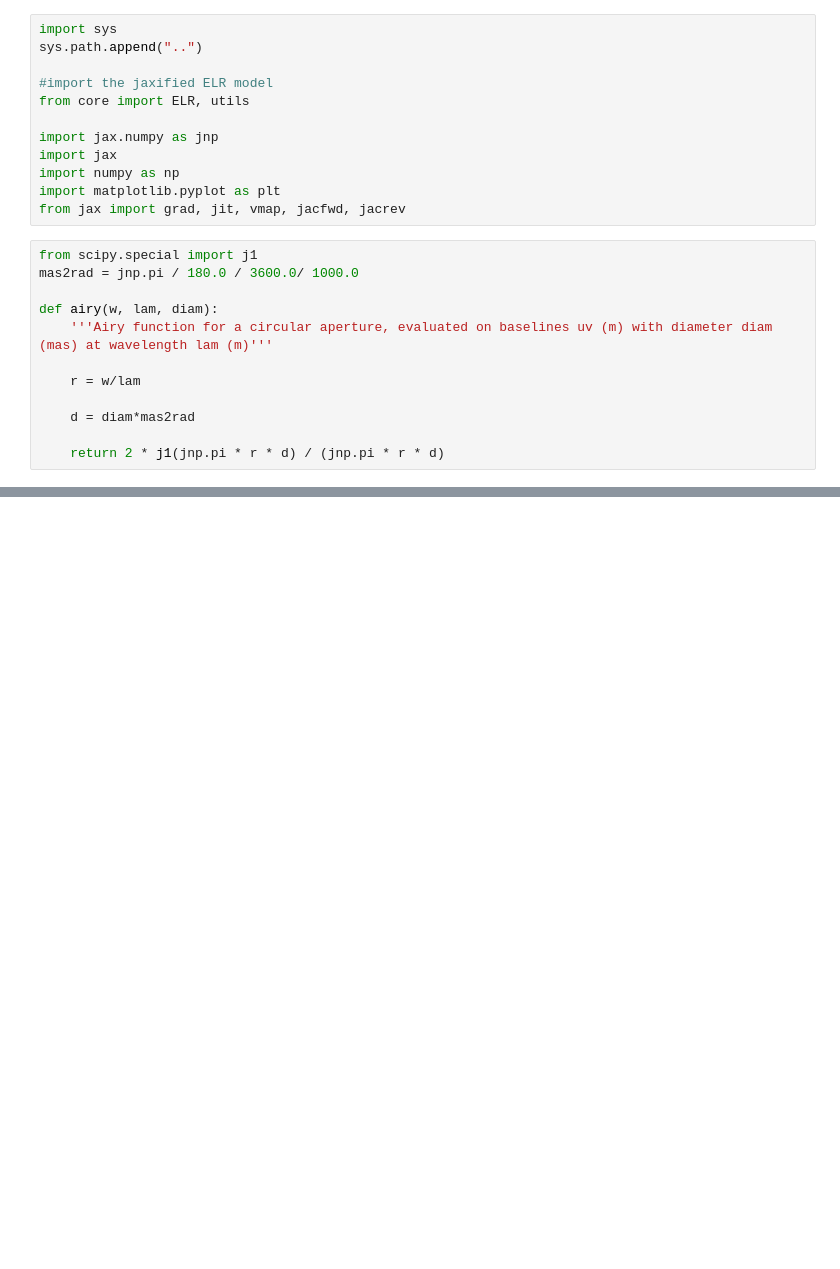
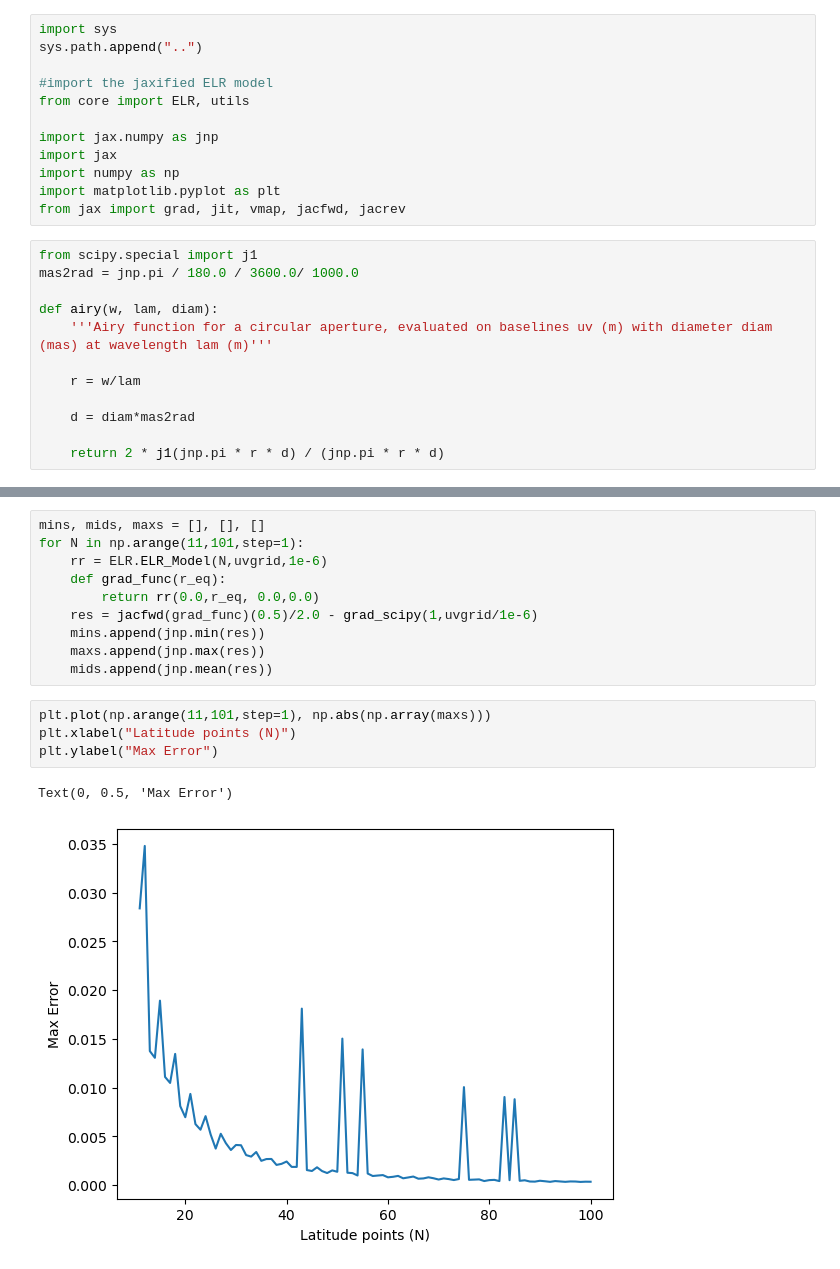
Before and after one commit to shashankdholakia/jax-interferometry, a Jupyter notebook: notebooks/elr_gradient_test.ipynb, the cells around one changed output, grey strips where cells are left out. Drawn from its saved outputs; the diff is of its cells as text; blank space fills up the shorter version.

```diff
--- a/notebooks/elr_gradient_test.ipynb
+++ b/notebooks/elr_gradient_test.ipynb
@@ -66,0 +87,17 @@ Array([[ 9.99974428e-01+1.58868305e-06j,  9.99975205e-01+1.53824963e-06j,
+# %%
+mins, mids, maxs = [], [], []
+for N in np.arange(11,101,step=1):
+    rr = ELR.ELR_Model(N,uvgrid,1e-6)
+    def grad_func(r_eq):
+        return rr(0.0,r_eq, 0.0,0.0)
+    res = jacfwd(grad_func)(0.5)/2.0 - grad_scipy(1,uvgrid/1e-6)
+    mins.append(jnp.min(res))
+    maxs.append(jnp.max(res))
+    mids.append(jnp.mean(res))
+# %%
+plt.plot(np.arange(11,101,step=1), np.abs(np.array(maxs)))
+plt.xlabel("Latitude points (N)")
+plt.ylabel("Max Error")
+# %% [output]
+Text(0, 0.5, 'Max Error')
+[figure, added]
```
Also changed, not shown: parts of 12 cells of this notebook, 1 other file.
